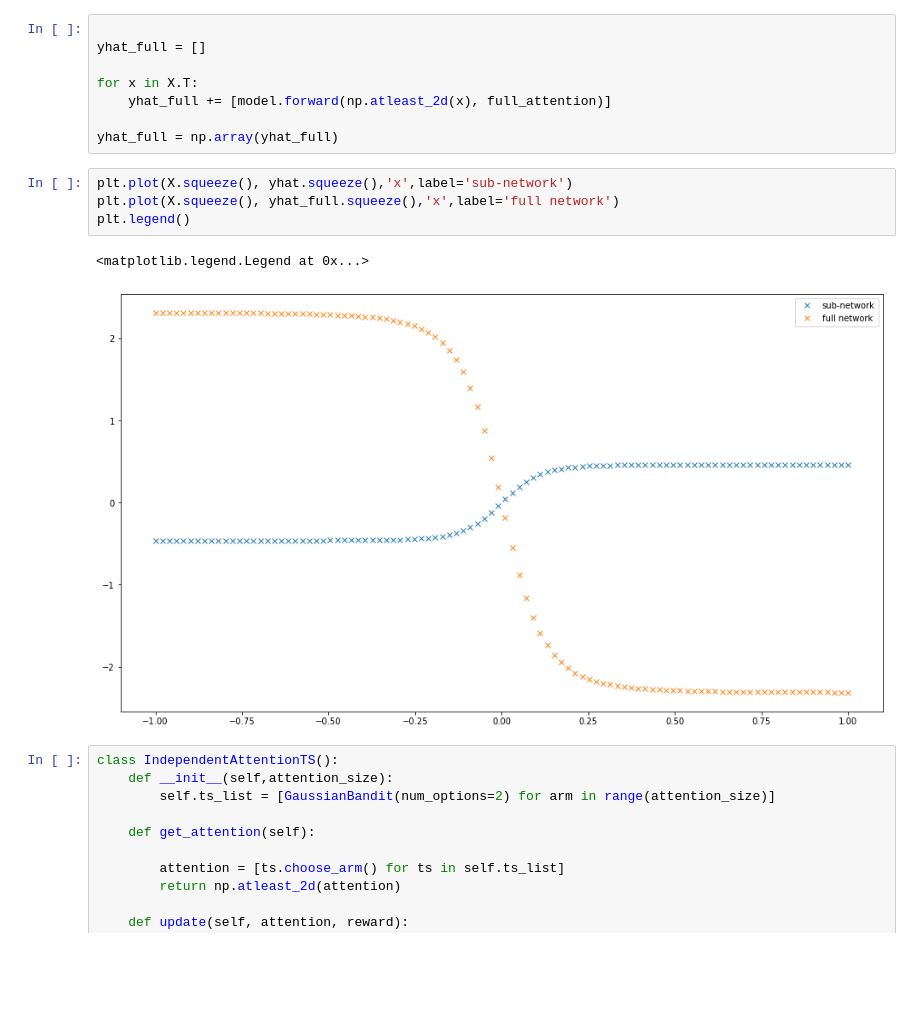
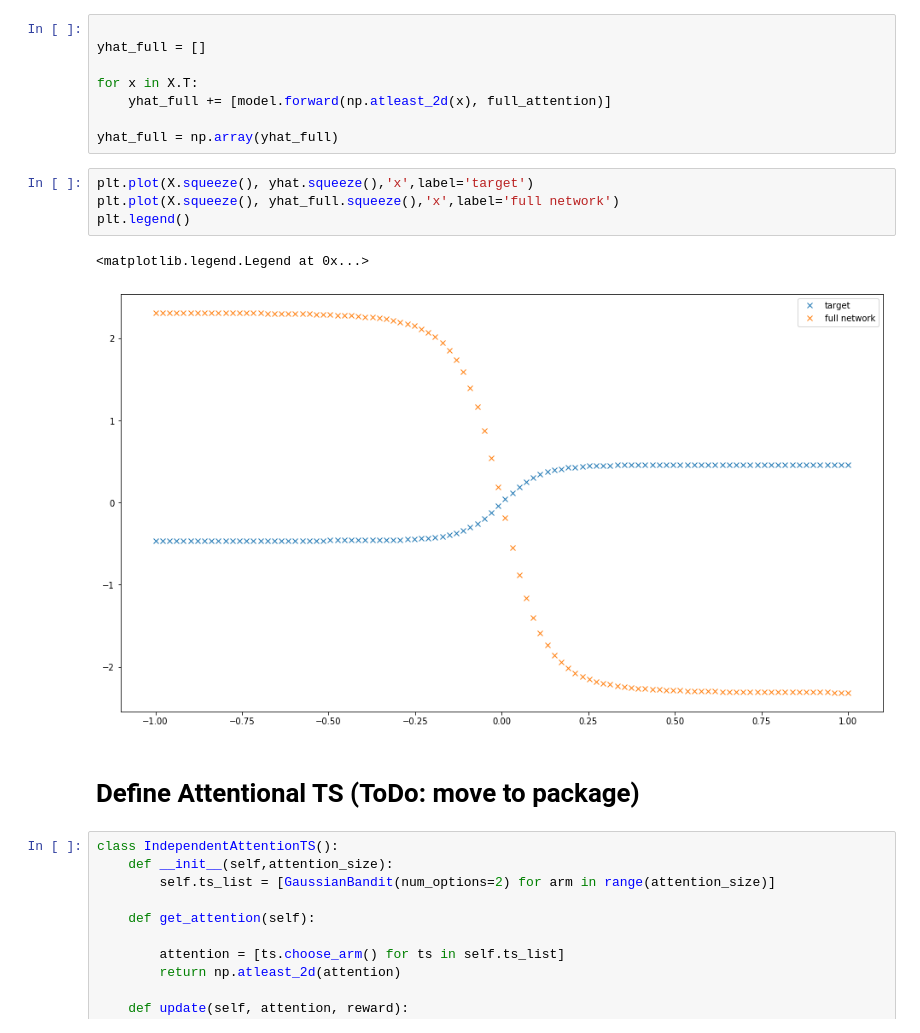
Before and after one commit to wooohoooo/NeuralThompsonTrainer, a Jupyter notebook: index.ipynb, the cells around one changed output. Cells and saved outputs as stored; diff of their text form; blank space fills up the shorter version.

```diff
--- a/index.ipynb
+++ b/index.ipynb
@@ -97,12 +103,14 @@ for x in X.T:
 
 yhat_full = np.array(yhat_full)
 # %%
-plt.plot(X.squeeze(), yhat.squeeze(),'x',label='sub-network')
+plt.plot(X.squeeze(), yhat.squeeze(),'x',label='target')
 plt.plot(X.squeeze(), yhat_full.squeeze(),'x',label='full network')
 plt.legend()
 # %% [output]
 <matplotlib.legend.Legend at 0x...>
-[figure, old version]
+[figure, new version]
+# %% [markdown]
+# Define Attentional TS (ToDo: move to package)
 # %%
 class IndependentAttentionTS():
     def __init__(self,attention_size):
```
Also changed, not shown: parts of 18 cells of this notebook, 9 other files.
